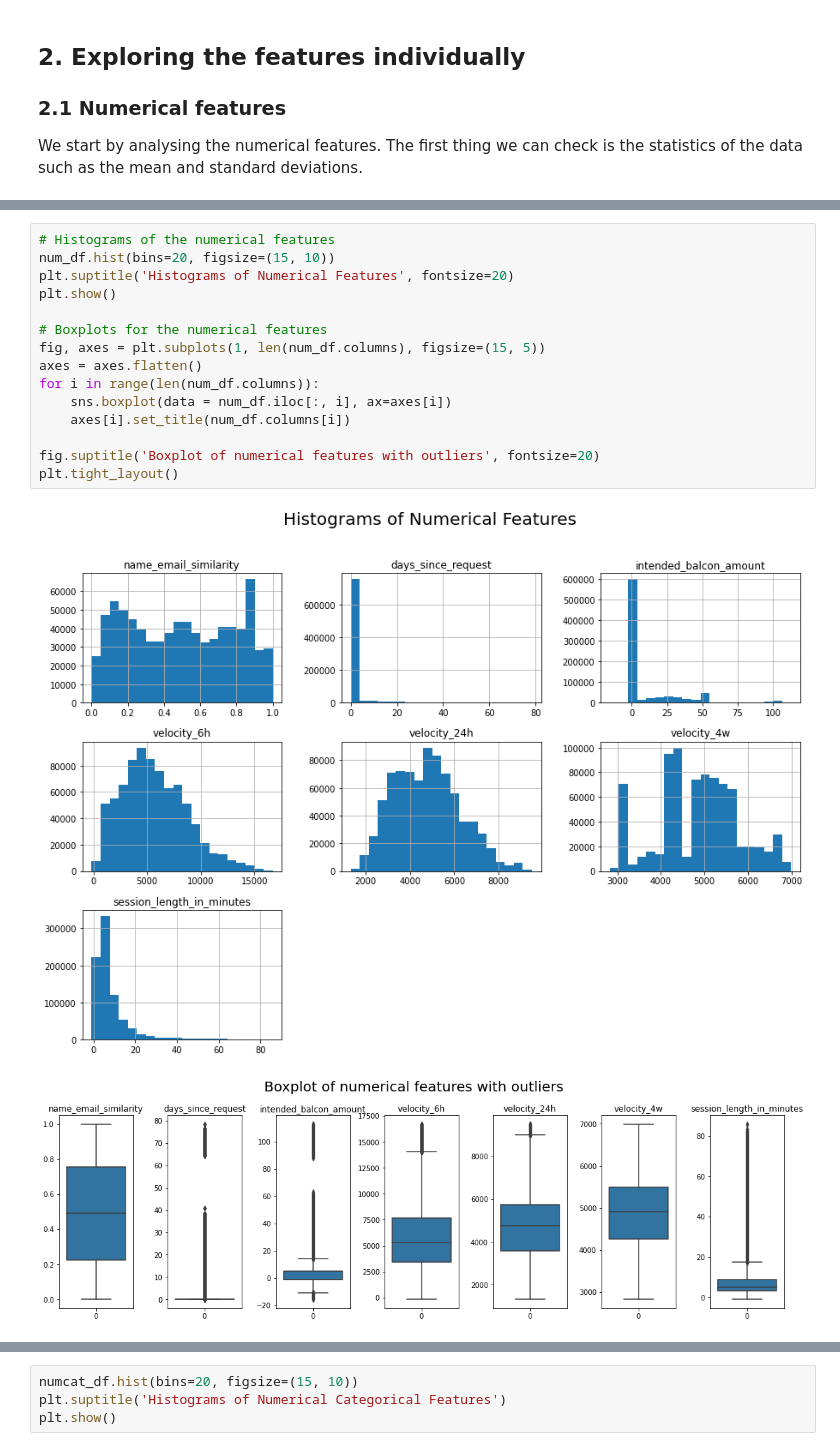
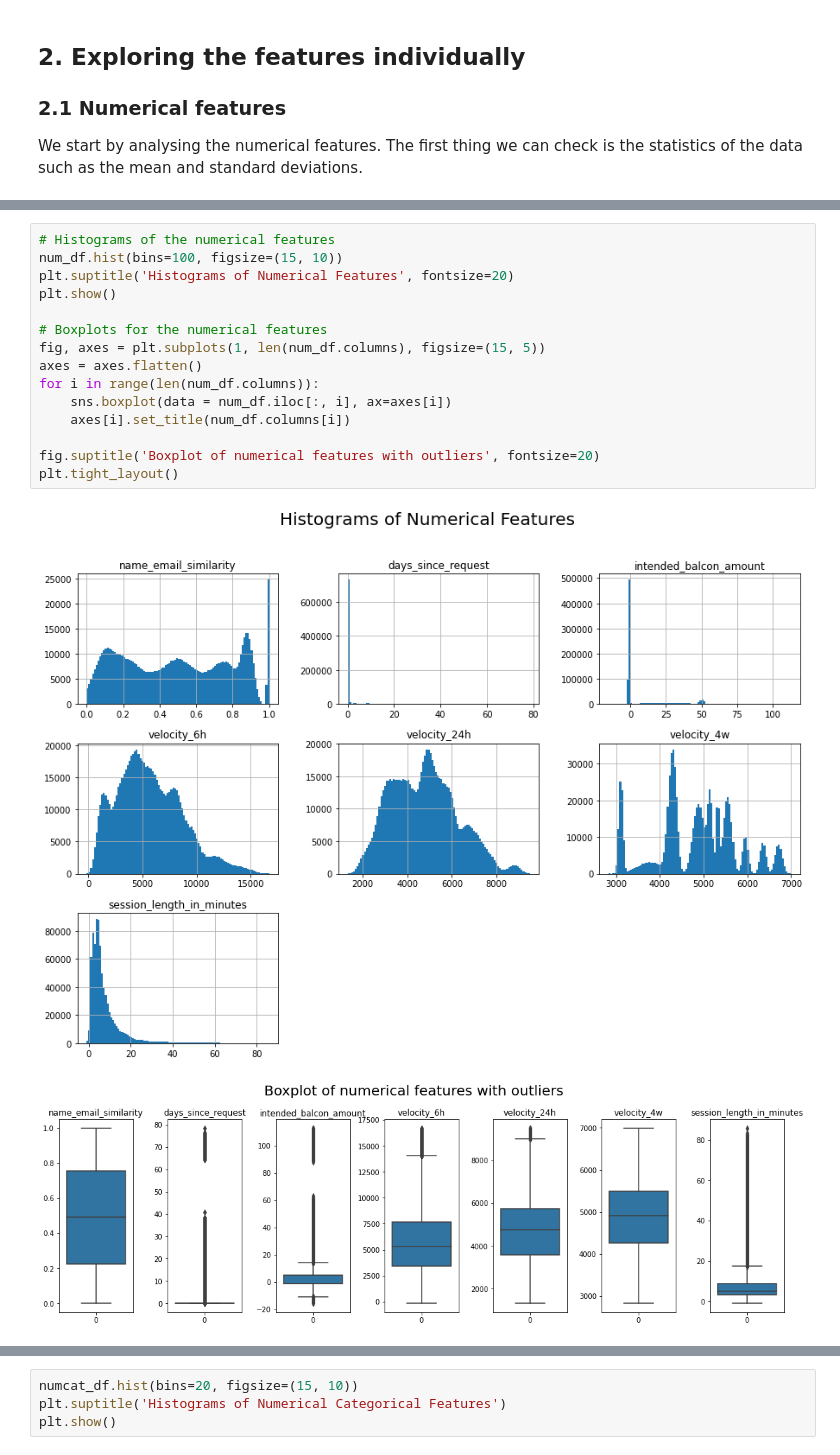
Before and after one commit to AlbinFranzen/Bank-Fraud-Detection, a Jupyter notebook: EDA.ipynb, the cells around one changed output, grey strips where cells are left out. Drawn from its saved outputs; the diff is of its cells as text.

```diff
--- a/EDA.ipynb
+++ b/EDA.ipynb
@@ -135,19 +135,19 @@ Looking the table above we can see that the features called velocity have a very
 # %%
 # Histograms of the numerical features
-num_df.hist(bins=20, figsize=(15, 10))
+num_df.hist(bins=100, figsize=(15, 10))
 plt.suptitle('Histograms of Numerical Features', fontsize=20)
 plt.show()
 
 # Boxplots for the numerical features
 fig, axes = plt.subplots(1, len(num_df.columns), figsize=(15, 5))
 axes = axes.flatten()
 for i in range(len(num_df.columns)):
     sns.boxplot(data = num_df.iloc[:, i], ax=axes[i])
     axes[i].set_title(num_df.columns[i])
 
 fig.suptitle('Boxplot of numerical features with outliers', fontsize=20)
 plt.tight_layout()
 # %% [output]
-[figure, old version]
+[figure, new version]
 [figure]
 # %% [markdown]
```
Also changed, not shown: parts of 15 cells of this notebook.
